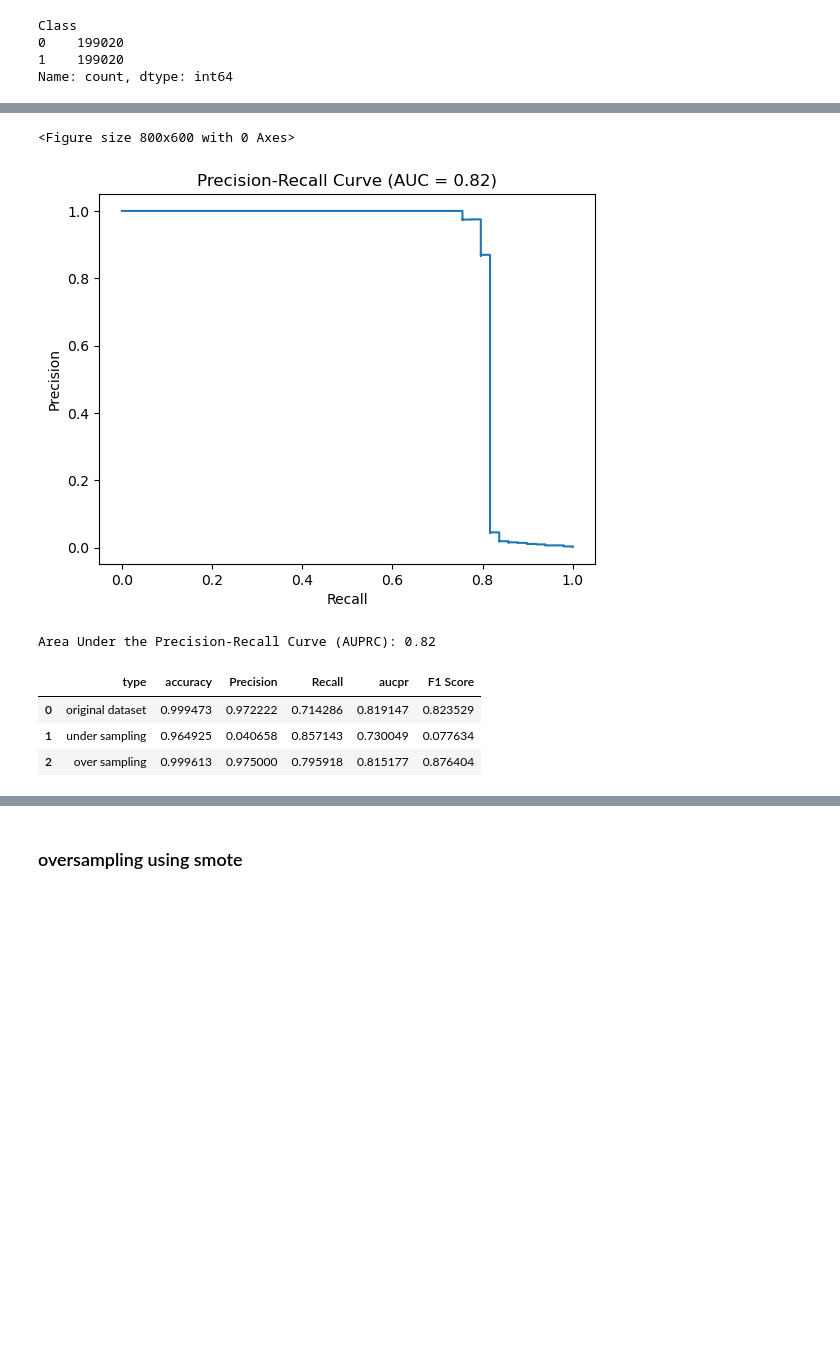
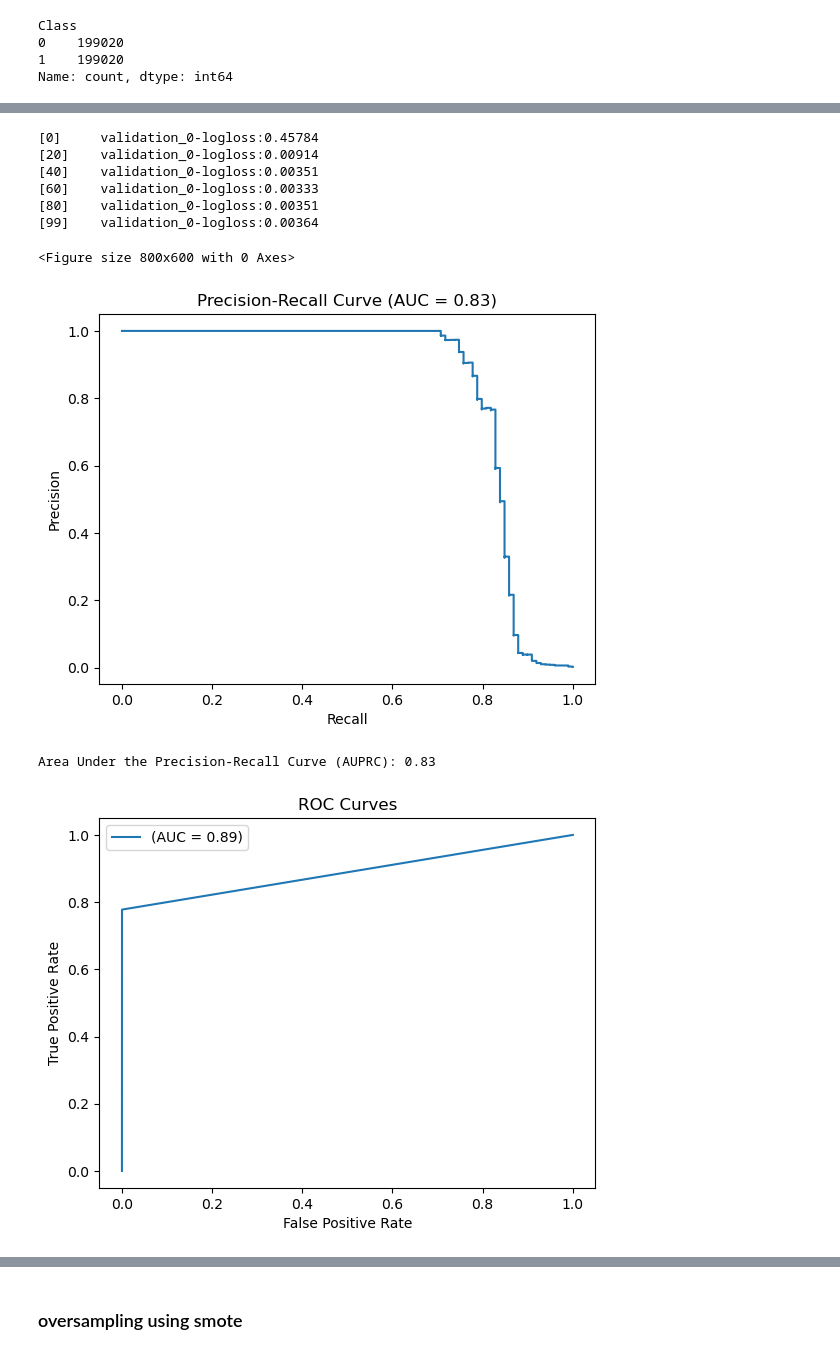
Before and after one commit to Dzakiyff/fraud_detection, a Jupyter notebook: credcard.ipynb, the cells around one changed output, grey strips where cells are left out. Drawn from its saved outputs; the diff is of its cells as text; code cells hidden in the pictures; blank space fills up the shorter version.

```diff
--- a/credcard.ipynb
+++ b/credcard.ipynb
@@ -518,22 +453,0 @@ weighted avg       1.00      1.00      1.00     28453
-# %%
-xgb = XGBClassifier(
-    learning_rate = 0.5,
-    max_depth = 4,
-    # n_estimator = 200,
-    early_stopping_rounds=10,
-    # eval_metric= roc_auc_score,
-    random_state = 2908)
-
-xgb.fit(X_over,y_over,eval_set=[(X_val,y_val)],verbose = 10)
-
-y_pred = xgb.predict(X_test)
-
-# Precision: TP/(TP+FP)
-print("Precision:", precision_score(y_test, y_pred))
-# Recall: TP/(TP+FN)
-print("Recall:", recall_score(y_test, y_pred))
-# F1 Score: 2*recall*precision/(recall+precision) ie. balance between precision and recall
-print("F1 Score:", f1_score(y_test, y_pred))
-print(classification_report(y_test, y_pred, target_names = ['not fraud', 'fraud']))
-cfs_mat = confusion_matrix(y_test, y_pred)
-print(cfs_mat)
@@ -558,6 +453,0 @@ weighted avg       1.00      1.00      1.00     28453
-# %%
-plot_roc(xgb,X_test,y_test)
-# %% [output]
-<Figure size 800x600 with 0 Axes>
-[figure, removed]
-Area Under the Precision-Recall Curve (AUPRC): 0.82
@@ -568,14 +454,22 @@ auprc = auc(recall, precision)
-# %%
-new_row = {'type': 'over sampling',
-            'accuracy': accuracy_score(y_test, y_pred),
-            "Precision": precision_score(y_test, y_pred),
-            "Recall": recall_score(y_test, y_pred),
-            'aucpr': auprc,
-            "F1 Score": f1_score(y_test, y_pred)}
-res_df.loc[len(res_df)] = new_row
-res_df
-# %% [output]
-|  | type | accuracy | Precision | Recall | aucpr | F1 Score |
-| 0 | original dataset | 0.999473 | 0.972222 | 0.714286 | 0.819147 | 0.823529 |
-| 1 | under sampling | 0.964925 | 0.040658 | 0.857143 | 0.730049 | 0.077634 |
-| 2 | over sampling | 0.999613 | 0.975000 | 0.795918 | 0.815177 | 0.876404 |
+# %%
+X_val_over = X_val.copy()
+# %%
+X_over['Amount'] = scaler.fit_transform(X_over['Amount'].to_numpy().reshape(-1,1))
+X_val_over['Amount'] = scaler.transform(X_val_over['Amount'].to_numpy().reshape(-1,1))
+
+X_over['Time'] = scaler2.fit_transform(X_over['Time'].to_numpy().reshape(-1,1))
+X_val_over['Time'] = scaler2.transform(X_val_over['Time'].to_numpy().reshape(-1,1))
+# %%
+res_df = add_res(res_df, 'oversample', X_over, X_val_over, y_over, y_val)
+res_df
+# %% [output]
+[0]     validation_0-logloss:0.45784
+[20]    validation_0-logloss:0.00914
+[40]    validation_0-logloss:0.00351
+[60]    validation_0-logloss:0.00333
+[80]    validation_0-logloss:0.00351
+[99]    validation_0-logloss:0.00364
+<Figure size 800x600 with 0 Axes>
+[figure, added]
+Area Under the Precision-Recall Curve (AUPRC): 0.83
+[figure, added]
```
Also changed, not shown: parts of 63 cells of this notebook.
